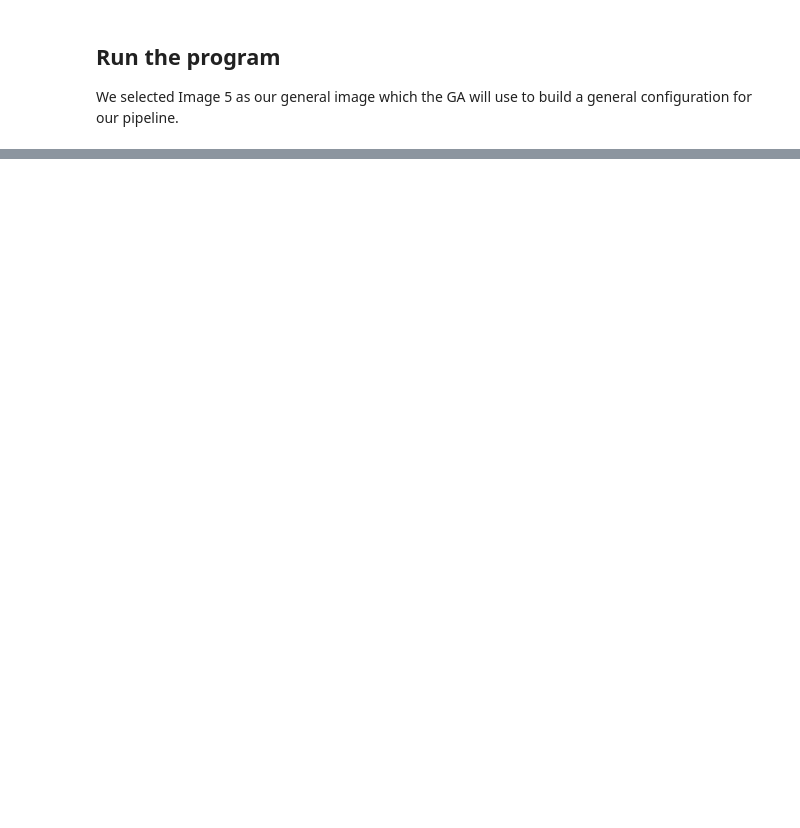
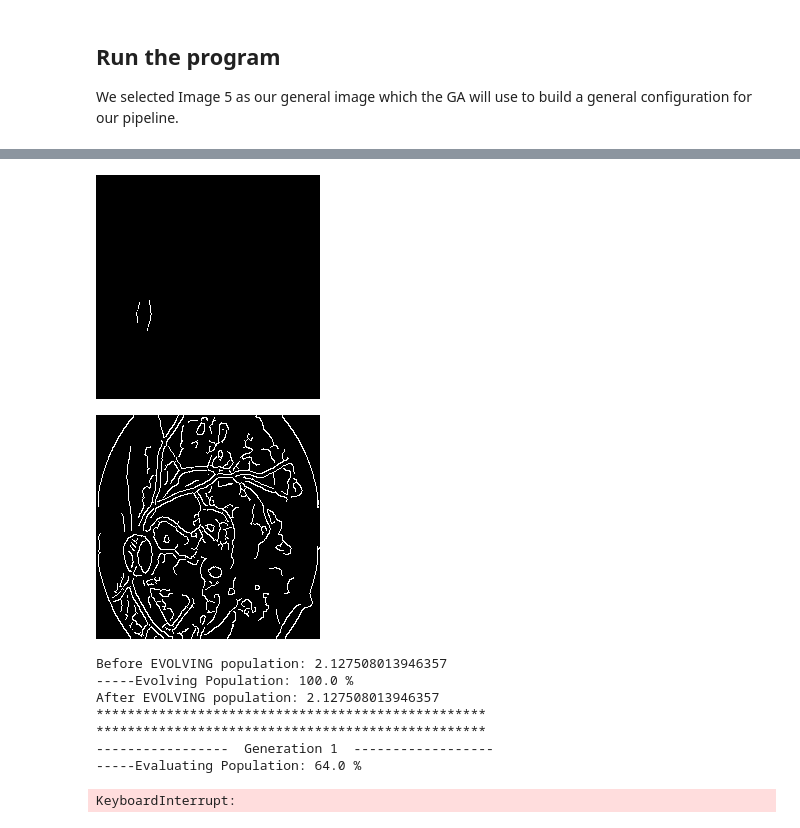
Before and after one commit to JsteReubsSoftware/COS791-Assignment1, a Jupyter notebook: u21457060_COS791_A1.ipynb, the cells around one changed output, grey strips where cells are left out. Drawn from its saved outputs; the diff is of its cells as text; code cells hidden in the pictures; blank space fills up the shorter version.

```diff
--- a/u21457060_COS791_A1.ipynb
+++ b/u21457060_COS791_A1.ipynb
@@ -780,7 +985,7 @@ def tournament_selection(p, fit_vals, tournament_size):
 def crossover(parent1, parent2):
     obj = parent1.copy()
     obj2 = parent2.copy()
-    cp = random.randint(1, len(parent1)) # crossover point
+    cp = random.randint(1, len(parent1)-1) # crossover point
     # append first items
     child1 = {k: obj[k] for k in list(obj.keys())[:cp]}
     child2 = {k: obj2[k] for k in list(obj2.keys())[:cp]}
@@ -852,17 +1057,15 @@ def run_GA(image, reference_image, pop_size, generations, cross_rate, mutation_r
     print("-" * 17, f' Generation {gen} ' ,"-" * 18)
 
     # evaluate current population's fitness
-    print('Before evaluating population:', best_fitness)
     for i in range(len(population)):
       if gen > 0 and i==0:
         fitness_values.append(([best_fitness, best_mse, best_psnr, best_ssim, best_sift_sim], population[i]))
         continue # skip over first element
       individual = population[i]
-      fitness, mse, psnr, ssim, sift_sim = fitness_function(individual, image, reference_image)
-      fitness_values.append(([fitness, mse, psnr, ssim, sift_sim], individual))
+      fitness, mse, psnr, ssim, sift_sim, edges = fitness_function(individual, image, reference_image)
+      fitness_values.append(([fitness, mse, psnr, ssim, sift_sim, edges], individual))
       print(f'\r-----Evaluating Population: {round((i+1) / pop_size * 100, 2)} %', end='')
     print()
-    print('After evaluating population:', best_fitness)
 
     # Sort population based on fitness scores
     fitness_values.sort(key=lambda x: x[0][0])
@@ -874,14 +1077,10 @@ def run_GA(image, reference_image, pop_size, generations, cross_rate, mutation_r
     best_psnr = best_scores[2]
     best_ssim = best_scores[3]
     best_sift_sim = best_scores[4]
-
-    print('After evaluating population and assignment:', best_fitness)
+    best_edges = fitness_values[0][0][5]
 
     # compare old vs previous best
     best_pipeline = fitness_values[0][1]  # Corresponding pipeline
-
-    print(f'-----Old Best Fitness: {old_pipeline_fitness}')
-    print(f'-----New Best Fitness: {best_fitness}')
 
     print('-----Best Pipeline Scores: ')
     print(f'Fitness: {best_fitness}')
@@ -889,6 +1088,10 @@ def run_GA(image, reference_image, pop_size, generations, cross_rate, mutation_r
     print(f'PSNR: {best_psnr}')
     print(f'SSIM: {best_ssim}')
     print(f'SIFT Similarity: {best_sift_sim}')
+
+    # print edges and reference image side by side
+    cv2_imshow(best_edges)
+    cv2_imshow(reference_image)
 
     # check if there has been an increase in the last 10 fitnesses
     if len(last_10_fitness) >= 10:
@@ -943,7 +1146,7 @@ def run_GA(image, reference_image, pop_size, generations, cross_rate, mutation_r
 
     print('*' * 50)
 
-  return best_pipeline, best_fitness, best_mse, best_psnr, best_ssim, best_sift_sim
+  return best_pipeline, best_fitness, best_mse, best_psnr, best_ssim, best_sift_sim, best_edges
 # %%
 random.seed(99)
 indv = {
@@ -1174,6 +1208,8 @@ We selected Image 5 as our general image which the GA will use to build a genera
 # tournament_size = 5
 # seed_value = 24029
 # counter = 0
+global_seed = 2323
+random.seed(global_seed)
 pop_size_range = [100, 125, 150, 200, 225, 250]
 generations_range = [30, 40, 50]
 cross_rate_range = [0.75, 0.8, 0.82, 0.85, 0.9]
@@ -1183,8 +1219,7 @@ counter = 0
 
 while True:
   print('Which Pipeline would you like to build?\n1) General Pipeline\n2) Individual Pipeline\n3) Exit Program')
-  # choice = input('Your choice: ')
-  choice = '1'
+  choice = input('Your choice: ')
   if choice == '1':
     # build general pipeline using Image 5
     # seed_value = int(input('Seed Value: '))
@@ -1199,29 +1234,34 @@ while True:
     random.seed(seed_value)
 
     # randomly select param values
-    pop_size = random.choice(pop_size_range)
-    generations = random.choice(generations_range)
-    cross_rate = random.choice(cross_rate_range)
-    mutation_rate = random.choice(mutation_rate_range)
-    tournament_size = random.choice(tournament_size_range)
+    pop_size = 50
+    generations = 20
+    cross_rate = 0.85
+    mutation_rate = 0.125
+    tournament_size = 5
 
     # run GA
-    general_pipeline, best_fit, best_MSE, best_PSNR, best_SSIM, best_SIFT_SIM = run_GA(gray_images[5], canny_ref_imgs[5], pop_size, generations, cross_rate, mutation_rate, tournament_size)
+    general_pipeline, best_fit, best_MSE, best_PSNR, best_SSIM, best_SIFT_SIM, best_edges = run_GA(gray_images[5], canny_ref_imgs[5], pop_size, generations, cross_rate, mutation_rate, tournament_size)
     counter += 1
+    cv2_imshow(best_edges)
     # save scores and pipeline to a file
-    with open(f'/content/drive/MyDrive/University/Honours/COS791/Assignments/A1/{counter}_general_pipeline.txt', 'w') as f:
-      f.write(f'Seed Value: {seed_value}\n')
-      f.write(f'Pop Size: {pop_size}\n')
-      f.write(f'Generations: {generations}\n')
-      f.write(f'Crossover Rate: {cross_rate}\n')
-      f.write(f'Mutation Rate: {mutation_rate}\n')
-      f.write(f'Tournament Size: {tournament_size}\n')
-      f.write(f'Pipeline Configuration: {str(general_pipeline)}\n')
-      f.write(f'Best Fitness: {round(best_fit,4)}\n')
-      f.write(f'Best MSE: {round(best_MSE,4)}\n')
-      f.write(f'Best PSNR: {round(best_PSNR,4)}\n')
-      f.write(f'Best SSIM: {round(best_SSIM,4)}\n')
-      f.write(f'Best SIFT Similarity: {round(best_SIFT_SIM,4)}\n')
+    # with open(f'/content/drive/MyDrive/University/Honours/COS791/Assignments/A1/{counter}_general_pipeline.txt', 'w') as f:
+    #   f.write(f'Seed Value: {seed_value}\n')
+    #   f.write(f'Pop Size: {pop_size}\n')
+    #   f.write(f'Generations: {generations}\n')
+    #   f.write(f'Crossover Rate: {cross_rate}\n')
+    #   f.write(f'Mutation Rate: {mutation_rate}\n')
+    #   f.write(f'Tournament Size: {tournament_size}\n')
+    #   f.write(f'Pipeline Configuration: {str(general_pipeline)}\n')
+    #   # print pipeline seed points if it is not empty
+    #   if general_pipeline['linking']['method'] == 'region_growing':
+    #     for point in general_pipeline['linking']['params']['seed_points']:
+    #       f.write(f'Seed Point: {point}\n')
+    #   f.write(f'Best Fitness: {round(best_fit,4)}\n')
+    #   f.write(f'Best MSE: {round(best_MSE,4)}\n')
+    #   f.write(f'Best PSNR: {round(best_PSNR,4)}\n')
+    #   f.write(f'Best SSIM: {round(best_SSIM,4)}\n')
+    #   f.write(f'Best SIFT Similarity: {round(best_SIFT_SIM,4)}\n')
 
   elif choice == '2':
     # build individual pipeline for all images
@@ -1264,0 +1302,10 @@ Before evaluating population: -2007.439670074031
+[figure, added]
+[figure, added]
+Before EVOLVING population: 2.127508013946357
+-----Evolving Population: 100.0 %
+After EVOLVING population: 2.127508013946357
+**************************************************
+**************************************************
+-----------------  Generation 1  ------------------
+-----Evaluating Population: 64.0 %
+KeyboardInterrupt:
```
Also changed, not shown: parts of 22 cells of this notebook.
